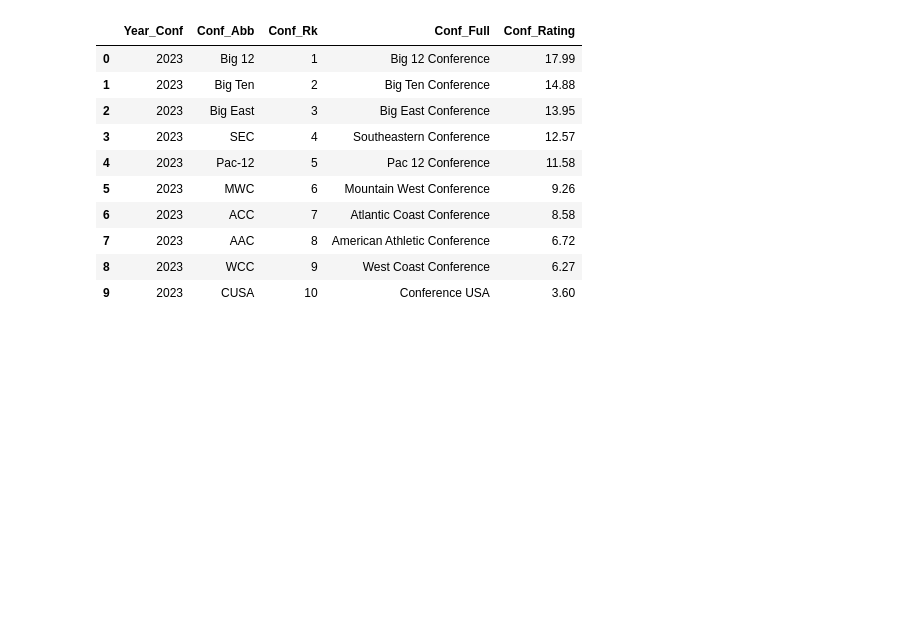
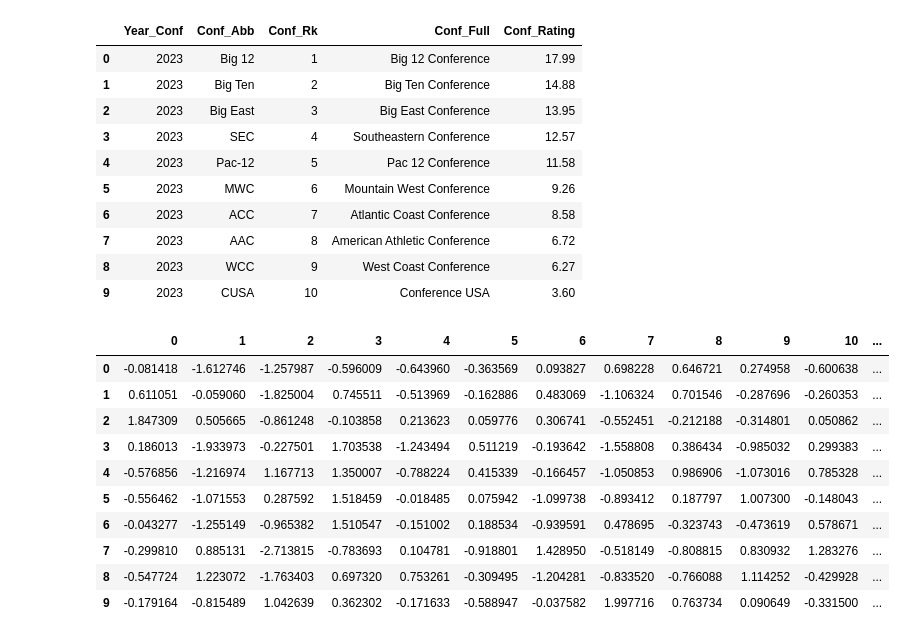
Before and after one commit to zainhoda1/Capstone-project, a Jupyter notebook: Analysis files/NEW_MODEL EXECUTION.ipynb, the cells around one changed output. Cells and saved outputs as stored; diff of their text form; code cells hidden in the pictures; blank space fills up the shorter version.

```diff
--- a/Analysis files/NEW_MODEL EXECUTION.ipynb
+++ b/Analysis files/NEW_MODEL EXECUTION.ipynb
@@ -122,3 +122,46 @@ Calc_overall_n1_cond = [(df[column_to_test]<=df[column_to_test].quantile(0.12)),
 
 Calc_A_n1_val = [3, 2, 1, 0]
 df['Calc_Overall_n1_Contr'] = np.select(Calc_overall_n1_cond, Calc_A_n1_val)
+# %%
+from sklearn.preprocessing import StandardScaler
+# feature1 = ['bpm', 'Calc A2', 'ws', 'dws', 'ows', 'Calc Overall', 'KP_Conf_Dif', 'X.Poss',
+#                    'Year_dif',  'Calc A', 'Calc B',
+#                  'DR.',  'Team_AdjEM_dif', 'player_type',
+#                  'Class', 'player_type', 'Pos_Ht', 'Calc C', 'off_rtg', 'def_rtg', 'ORtg']
+feature1 = ['games', 'games_started', 'mp_per_g', 'fg_per_g', 'fga_per_g', 'fg_pct', 'fg2_per_g', 'fg2a_per_g', 'fg2_pct', 'fg3_per_g', 'fg3a_per_g', 'fg3_pct', 'ft_per_g', 'fta_per_g', 'ft_pct', 'orb_per_g', 'drb_per_g', 'trb_per_g', 'ast_per_g', 'stl_per_g', 'blk_per_g', 'tov_per_g', 'pf_per_g', 'pts_per_g', 'sos', 'mp', 'fg', 'fga', 'fg2', 'fg2a', 'fg2_pct.1', 'fg3', 'fg3a', 'ft', 'fta', 'orb', 'drb', 'trb', 'ast', 'stl', 'blk', 'tov', 'pf', 'pts',
+    'fg_per_min', 'fga_per_min', 'fg2_per_min', 'fg2a_per_min', 'fg3_per_min', 'fg3a_per_min', 'ft_per_min', 'fta_per_min', 'trb_per_min', 'ast_per_min', 'stl_per_min', 'blk_per_min', 'tov_per_min', 'pf_per_min', 'pts_per_min',
+    'fg_per_poss', 'fga_per_poss', 'fg2_per_poss', 'fg2a_per_poss', 'fg3_per_poss', 'fg3a_per_poss', 'ft_per_poss', 'fta_per_poss', 'trb_per_poss', 'ast_per_poss', 'stl_per_poss', 'blk_per_poss', 'tov_per_poss', 'pf_per_poss', 'pts_per_poss', 'off_rtg', 'def_rtg', 'per', 'ts_pct', 'efg_pct', 'fg3a_per_fga_pct', 'fta_per_fga_pct', 'pprod', 'orb_pct', 'drb_pct', 'trb_pct', 'ast_pct', 'stl_pct', 'blk_pct', 'tov_pct', 'usg_pct', 'ows', 'dws', 'ws', 'ws_per_40', 'obpm', 'dbpm', 'bpm', 'year', 'Ht', 'Wt', 'G', 'S', 'X.Min', 'ORtg', 'X.Poss', 'X.Shots']
+# , 'X.Min', 'obpm', 'dbpm
+# , 'Calc_Overall_n1_Contr'
+y_try = df[['Calc_Overall_n1_Contr']]
+#y_try = df[['Contribution_n1']]
+df_temp = df
+#print(df_temp.columns)
+df_temp = df_temp.drop(['Calc_Overall_n1_Contr'], axis=1)
+#df_temp = df_temp.drop(['Contribution_n1'], axis=1)
+x_try = df_temp.loc[:, feature1].values
+#y_try = df.loc[:,['target']].values
+
+x_try = StandardScaler().fit_transform(x_try)
+
+from sklearn.decomposition import PCA
+
+pca = PCA(n_components=0.9, whiten=True)
+
+principalComponents = pca.fit_transform(x_try)
+
+principalDf = pd.DataFrame(data = principalComponents)
+#principalDf = pd.concat([principalDf, df_temp['player_type']], axis=1)
+principalDf.head(10)
+# %% [output]
+|  | 0 | 1 | 2 | 3 | 4 | 5 | 6 | 7 | 8 | 9 | 10 | ... |
+| 0 | -0.081418 | -1.612746 | -1.257987 | -0.596009 | -0.643960 | -0.363569 | 0.093827 | 0.698228 | 0.646721 | 0.274958 | -0.600638 | ... |
+| 1 | 0.611051 | -0.059060 | -1.825004 | 0.745511 | -0.513969 | -0.162886 | 0.483069 | -1.106324 | 0.701546 | -0.287696 | -0.260353 | ... |
+| 2 | 1.847309 | 0.505665 | -0.861248 | -0.103858 | 0.213623 | 0.059776 | 0.306741 | -0.552451 | -0.212188 | -0.314801 | 0.050862 | ... |
+| 3 | 0.186013 | -1.933973 | -0.227501 | 1.703538 | -1.243494 | 0.511219 | -0.193642 | -1.558808 | 0.386434 | -0.985032 | 0.299383 | ... |
+| 4 | -0.576856 | -1.216974 | 1.167713 | 1.350007 | -0.788224 | 0.415339 | -0.166457 | -1.050853 | 0.986906 | -1.073016 | 0.785328 | ... |
+| 5 | -0.556462 | -1.071553 | 0.287592 | 1.518459 | -0.018485 | 0.075942 | -1.099738 | -0.893412 | 0.187797 | 1.007300 | -0.148043 | ... |
+| 6 | -0.043277 | -1.255149 | -0.965382 | 1.510547 | -0.151002 | 0.188534 | -0.939591 | 0.478695 | -0.323743 | -0.473619 | 0.578671 | ... |
+| 7 | -0.299810 | 0.885131 | -2.713815 | -0.783693 | 0.104781 | -0.918801 | 1.428950 | -0.518149 | -0.808815 | 0.830932 | 1.283276 | ... |
+| 8 | -0.547724 | 1.223072 | -1.763403 | 0.697320 | 0.753261 | -0.309495 | -1.204281 | -0.833520 | -0.766088 | 1.114252 | -0.429928 | ... |
+| 9 | -0.179164 | -0.815489 | 1.042639 | 0.362302 | -0.171633 | -0.588947 | -0.037582 | 1.997716 | 0.763734 | 0.090649 | -0.331500 | ... |
```
Also changed, not shown: parts of 4 cells of this notebook.
